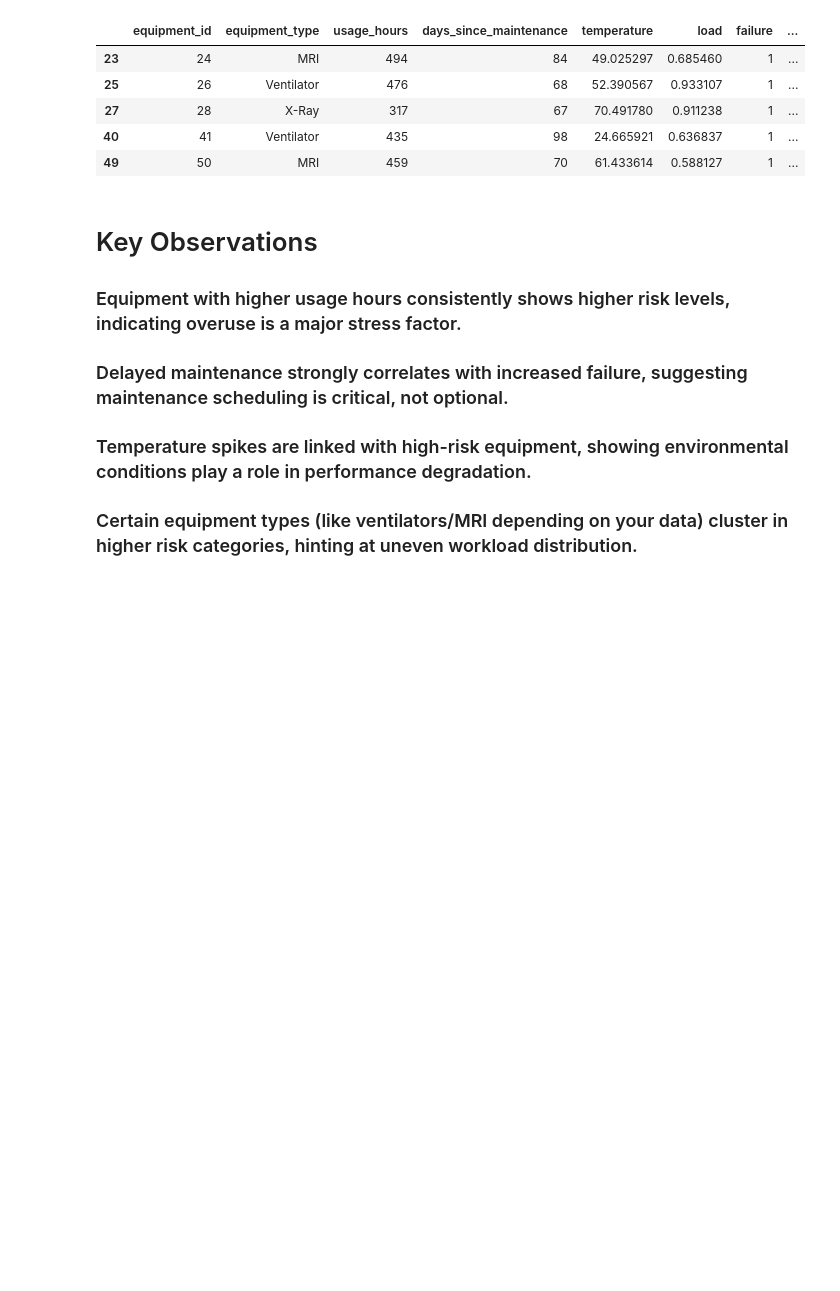
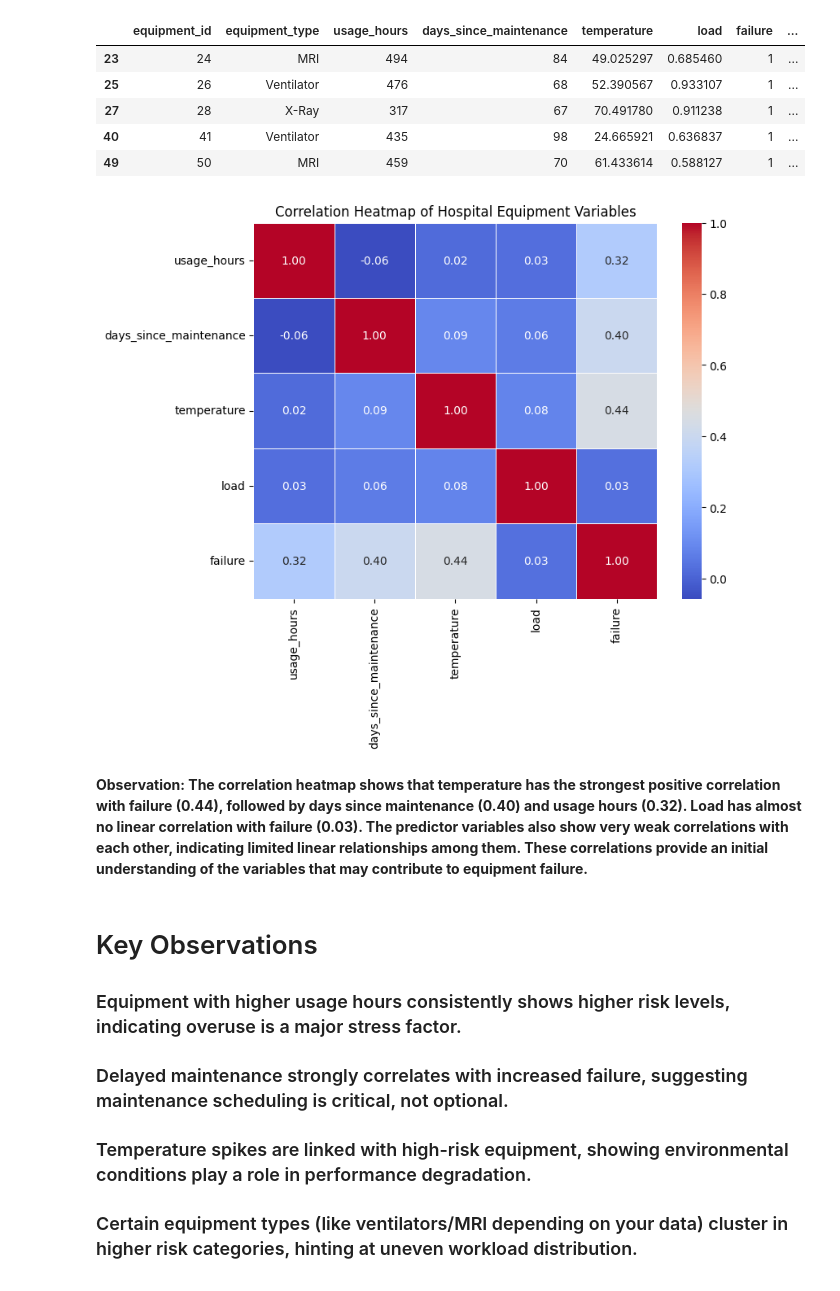
Before and after one commit to Angelinamoses/ML_exam, a Jupyter notebook: ML_exam.ipynb, the cells around one changed output. Drawn from its saved outputs; the diff is of its cells as text; code cells hidden in the pictures; blank space fills up the shorter version.

```diff
--- a/ML_exam.ipynb
+++ b/ML_exam.ipynb
@@ -146,6 +146,41 @@ df[df['risk_level'] == 'High'].head()
 | 27 | 28 | X-Ray | 317 | 67 | 70.491780 | 0.911238 | 1 | ... |
 | 40 | 41 | Ventilator | 435 | 98 | 24.665921 | 0.636837 | 1 | ... |
 | 49 | 50 | MRI | 459 | 70 | 61.433614 | 0.588127 | 1 | ... |
+# %%
+# Correlation Heatmap
+
+import matplotlib.pyplot as plt
+import seaborn as sns
+
+# Select numerical columns
+correlation_data = df[
+    ['usage_hours',
+     'days_since_maintenance',
+     'temperature',
+     'load',
+     'failure']
+]
+
+# Calculate correlation matrix
+correlation_matrix = correlation_data.corr()
+
+# Plot heatmap
+plt.figure(figsize=(8, 6))
+
+sns.heatmap(
+    correlation_matrix,
+    annot=True,
+    cmap='coolwarm',
+    fmt='.2f',
+    linewidths=0.5
+)
+
+plt.title('Correlation Heatmap of Hospital Equipment Variables')
+plt.show()
+# %% [output]
+[figure, added]
+# %% [markdown]
+**Observation: The correlation heatmap shows that temperature has the strongest positive correlation with failure (0.44), followed by days since maintenance (0.40) and usage hours (0.32). Load has almost no linear correlation with failure (0.03). The predictor variables also show very weak correlations with each other, indicating limited linear relationships among them. These correlations provide an initial understanding of the variables that may contribute to equipment failure.**
 # %% [markdown]
 # Key Observations
 
```
Also changed, not shown: parts of 6 cells of this notebook.
